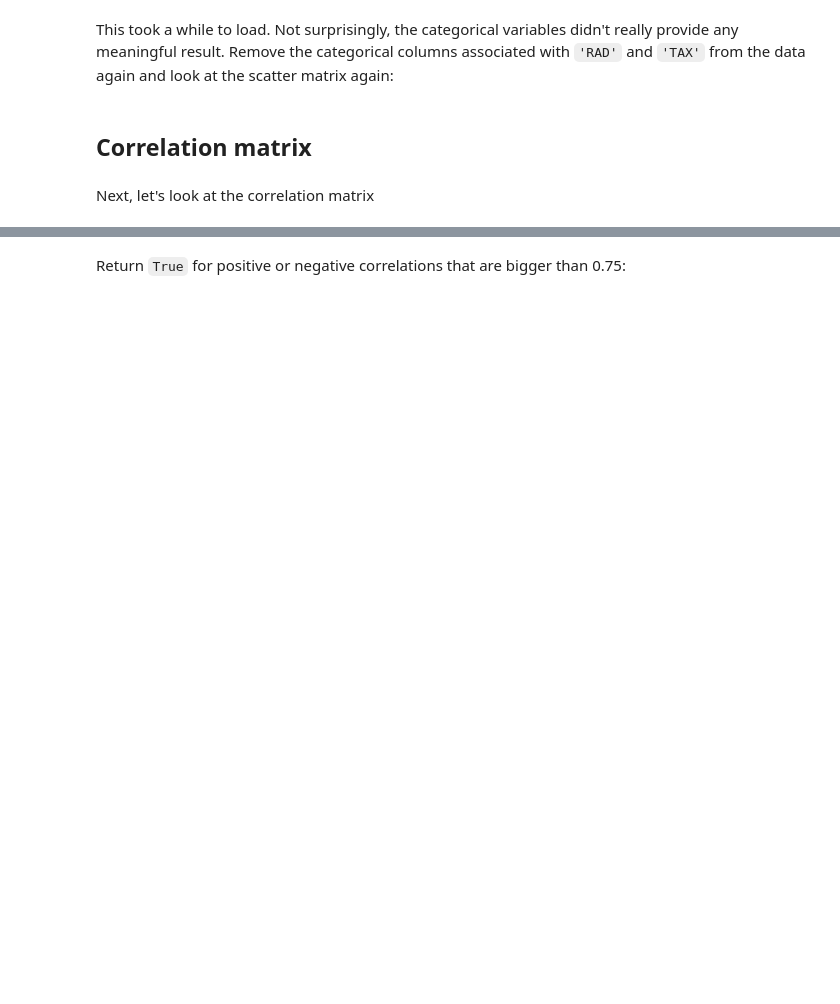
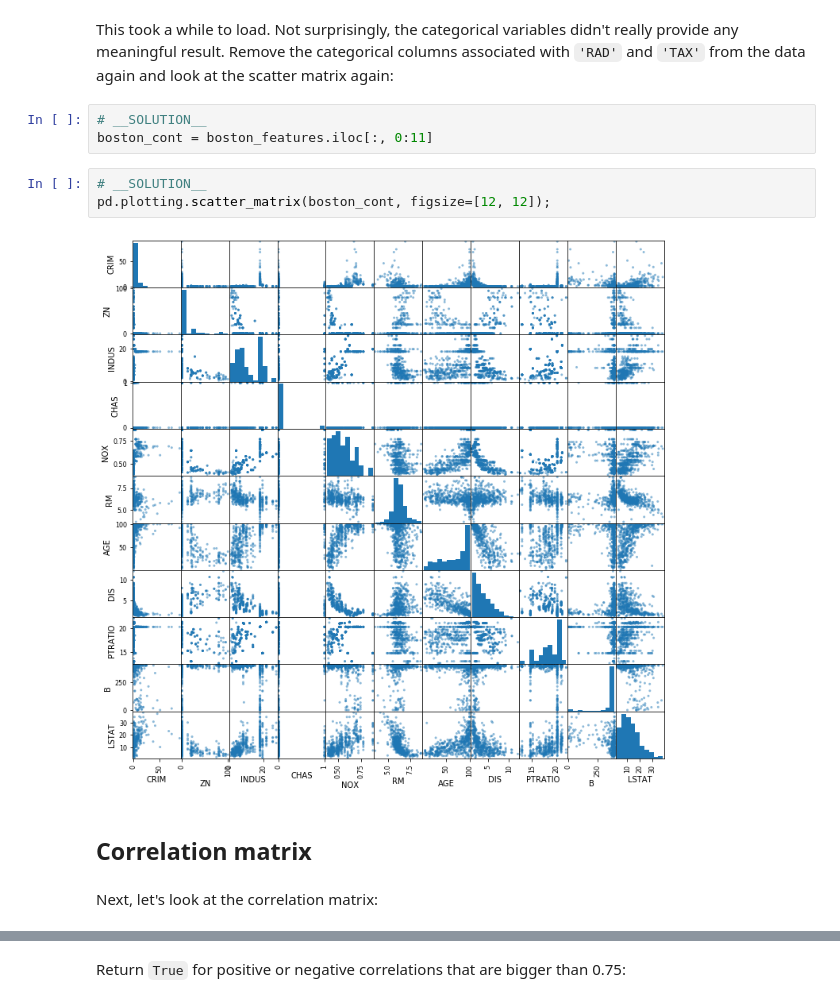
Before and after one commit to learn-co-curriculum/dsc-multicollinearity-of-features-lab, a Jupyter notebook: index.ipynb, the cells around one changed output, grey strips where cells are left out. Drawn from its saved outputs; the diff is of its cells as text; blank space fills up the shorter version.

```diff
--- a/index.ipynb
+++ b/index.ipynb
@@ -43,6 +85,14 @@ Create the scatter matrix for the Boston Housing data:
 # %% [markdown]
 This took a while to load. Not surprisingly, the categorical variables didn't really provide any meaningful result. Remove the categorical columns associated with `'RAD'` and `'TAX'` from the data again and look at the scatter matrix again:
+# %%
+# __SOLUTION__
+boston_cont = boston_features.iloc[:, 0:11]
+# %%
+# __SOLUTION__
+pd.plotting.scatter_matrix(boston_cont, figsize=[12, 12]);
+# %% [output]
+[figure, added]
 # %% [markdown]
 ## Correlation matrix
 # %% [markdown]
-Next, let's look at the correlation matrix
+Next, let's look at the correlation matrix:
```
Also changed, not shown: parts of 7 cells of this notebook.
